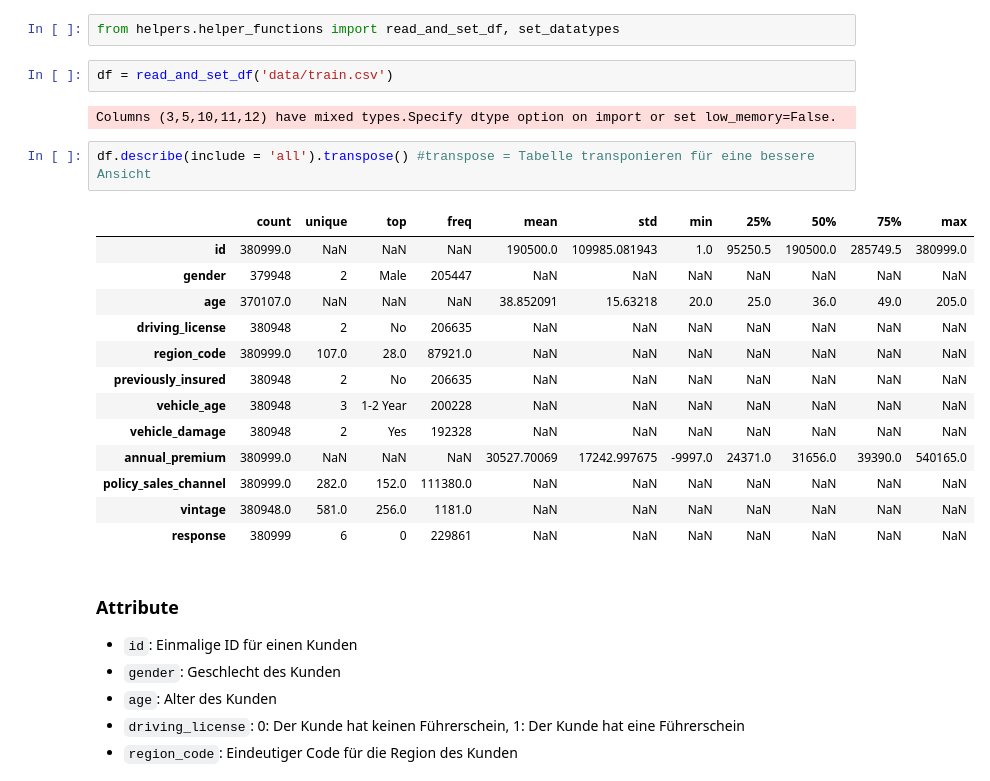
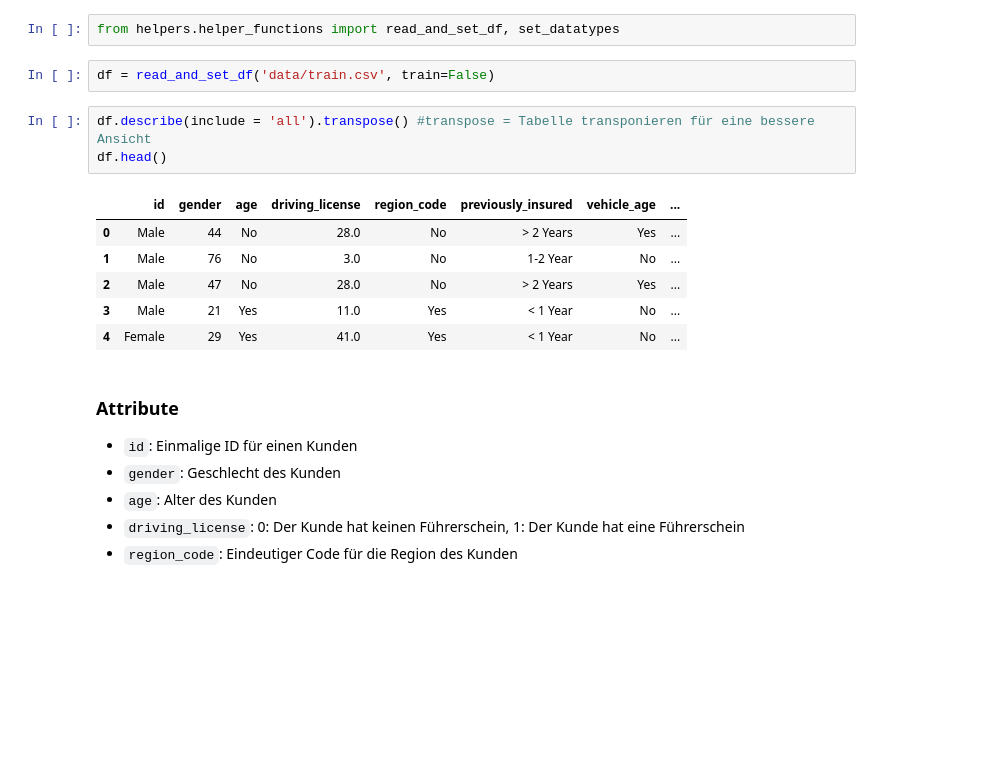
Before and after one commit to tlex-web/data_analysis_crisp_dm, a Jupyter notebook: business_understanding.ipynb, the cells around one changed output. Saved outputs shown, nothing was run; the diff lists cells and outputs as text; blank space fills up the shorter version.

```diff
--- a/business_understanding.ipynb
+++ b/business_understanding.ipynb
@@ -21,25 +21,17 @@ Speicherort muss festelegt werden für Bilder und muss ein Markdown sein und kei
 # %%
 from helpers.helper_functions import read_and_set_df, set_datatypes
 # %%
-df = read_and_set_df('data/train.csv')
+df = read_and_set_df('data/train.csv', train=False)
-# %% [output]
-Columns (3,5,10,11,12) have mixed types.Specify dtype option on import or set low_memory=False.
 # %%
 df.describe(include = 'all').transpose() #transpose = Tabelle transponieren für eine bessere Ansicht
+df.head()
 # %% [output]
-|  | count | unique | top | freq | mean | std | min | 25% | 50% | 75% | max |
-| id | 380999.0 | NaN | NaN | NaN | 190500.0 | 109985.081943 | 1.0 | 95250.5 | 190500.0 | 285749.5 | 380999.0 |
-| gender | 379948 | 2 | Male | 205447 | NaN | NaN | NaN | NaN | NaN | NaN | NaN |
-| age | 370107.0 | NaN | NaN | NaN | 38.852091 | 15.63218 | 20.0 | 25.0 | 36.0 | 49.0 | 205.0 |
-| driving_license | 380948 | 2 | No | 206635 | NaN | NaN | NaN | NaN | NaN | NaN | NaN |
-| region_code | 380999.0 | 107.0 | 28.0 | 87921.0 | NaN | NaN | NaN | NaN | NaN | NaN | NaN |
-| previously_insured | 380948 | 2 | No | 206635 | NaN | NaN | NaN | NaN | NaN | NaN | NaN |
-| vehicle_age | 380948 | 3 | 1-2 Year | 200228 | NaN | NaN | NaN | NaN | NaN | NaN | NaN |
-| vehicle_damage | 380948 | 2 | Yes | 192328 | NaN | NaN | NaN | NaN | NaN | NaN | NaN |
-| annual_premium | 380999.0 | NaN | NaN | NaN | 30527.70069 | 17242.997675 | -9997.0 | 24371.0 | 31656.0 | 39390.0 | 540165.0 |
-| policy_sales_channel | 380999.0 | 282.0 | 152.0 | 111380.0 | NaN | NaN | NaN | NaN | NaN | NaN | NaN |
-| vintage | 380948.0 | 581.0 | 256.0 | 1181.0 | NaN | NaN | NaN | NaN | NaN | NaN | NaN |
-| response | 380999 | 6 | 0 | 229861 | NaN | NaN | NaN | NaN | NaN | NaN | NaN |
+|  | id | gender | age | driving_license | region_code | previously_insured | vehicle_age | ... |
+| 0 | Male | 44 | No | 28.0 | No | > 2 Years | Yes | ... |
+| 1 | Male | 76 | No | 3.0 | No | 1-2 Year | No | ... |
+| 2 | Male | 47 | No | 28.0 | No | > 2 Years | Yes | ... |
+| 3 | Male | 21 | Yes | 11.0 | Yes | < 1 Year | No | ... |
+| 4 | Female | 29 | Yes | 41.0 | Yes | < 1 Year | No | ... |
 # %% [markdown]
 ### Attribute
 - `id`: Einmalige ID für einen Kunden
```
Also changed, not shown: parts of 1 cell of this notebook, 4 other files.
